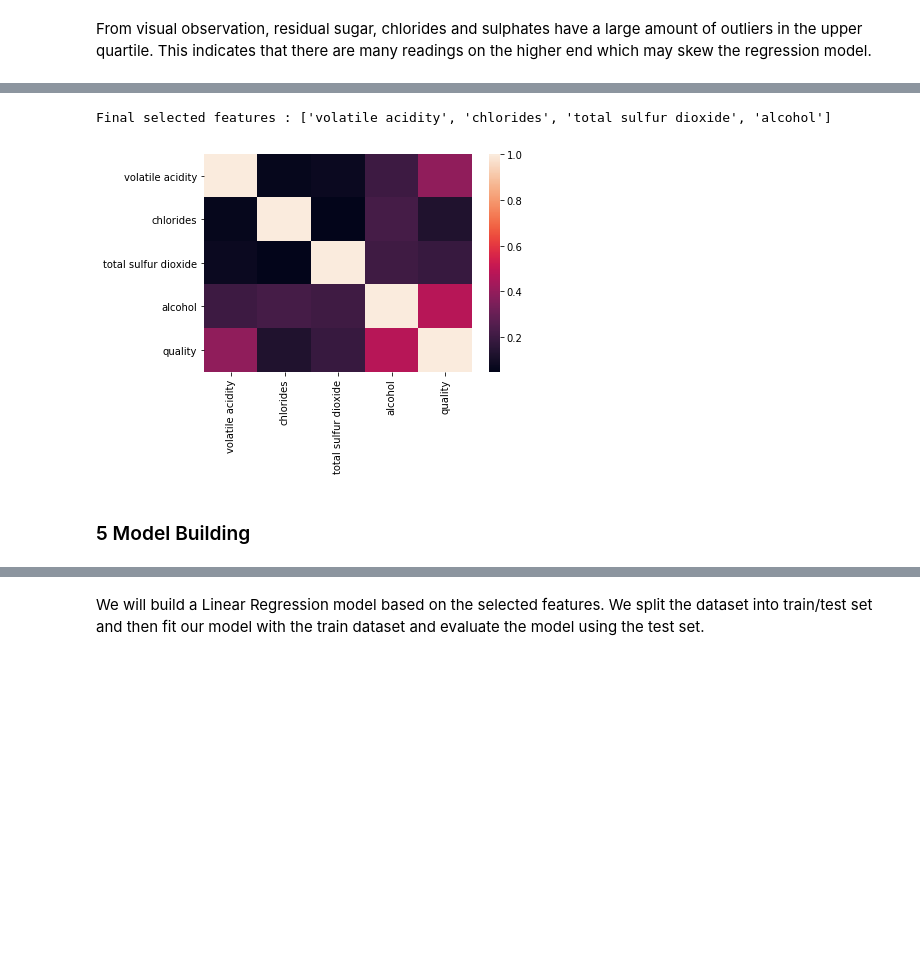
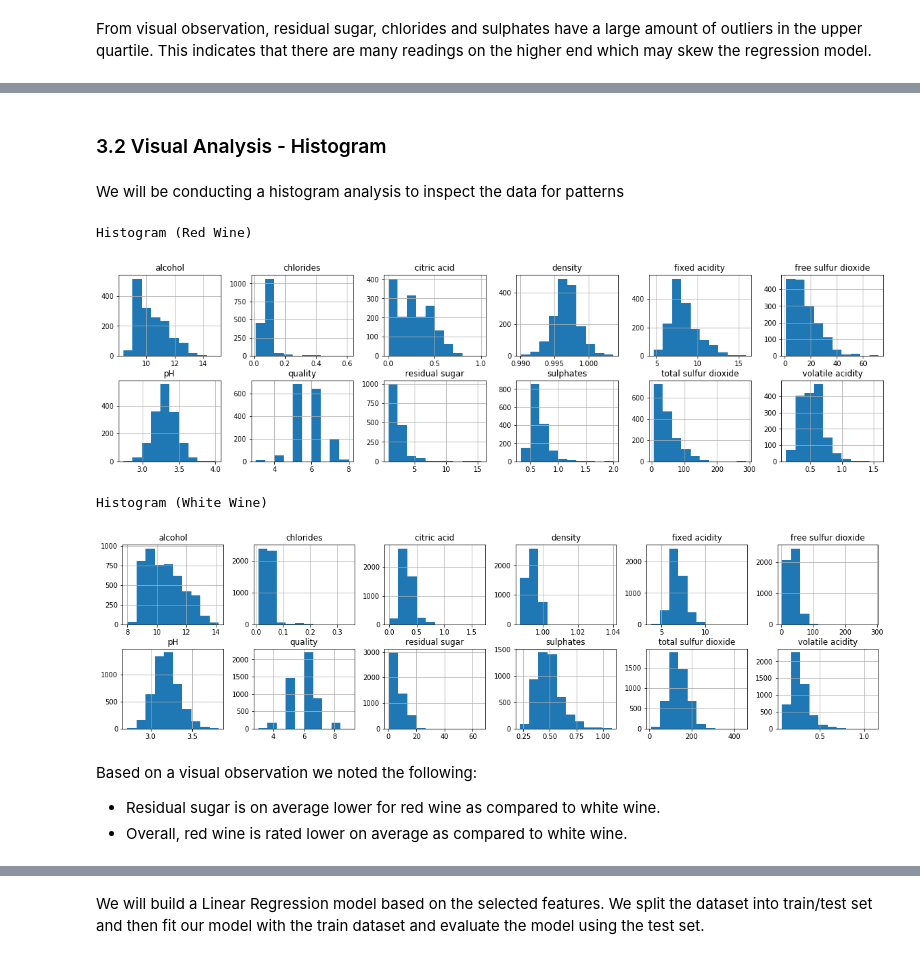
Before and after one commit to john-97/wine-quality-jupyter, a Jupyter notebook: cs105proj.ipynb, the cells around one changed output, grey strips where cells are left out. Saved outputs shown, nothing was run; the diff lists cells and outputs as text; code cells hidden in the pictures; blank space fills up the shorter version.

```diff
--- a/cs105proj.ipynb
+++ b/cs105proj.ipynb
@@ -293,15 +143,24 @@ plt.show()
-# %%
-features_selected_w = get_uncorr_features(data_white[features_selected_w], 0.5)
-print(f"Final selected features : {features_selected_w}")
-# %% [output]
-Final selected features : ['volatile acidity', 'chlorides', 'total sulfur dioxide', 'alcohol']
-# %%
-data_white[features_selected_w+['quality']].corr()
-r2 = abs(data_red[features_selected_w+['quality']].corr())
-sns.heatmap(r2)
-plt.savefig("final_corr.jpg")
-plt.show()
-# %% [output]
-[figure, removed]
-# %% [markdown]
-### 5 Model Building
+# %% [markdown]
+### 3.2 Visual Analysis - Histogram
+# %% [markdown]
+We will be conducting a histogram analysis to inspect the data for patterns
+# %%
+data_red[numerical_features_r].hist(layout=(2,6), figsize=(20,5))
+plt.savefig("numerical_r.jpg")
+print("Histogram (Red Wine)")
+plt.show()
+# %% [output]
+Histogram (Red Wine)
+[figure, added]
+# %%
+data_white[numerical_features_w].hist(layout=(2,6), figsize=(20,5))
+plt.savefig("numerical_w.jpg")
+print("Histogram (White Wine)")
+plt.show()
+# %% [output]
+Histogram (White Wine)
+[figure, added]
+# %% [markdown]
+Based on a visual observation we noted the following:
+- Residual sugar is on average lower for red wine as compared to white wine.
+- Overall, red wine is rated lower on average as compared to white wine.
```
Also changed, not shown: parts of 66 cells of this notebook, 3 other files.
